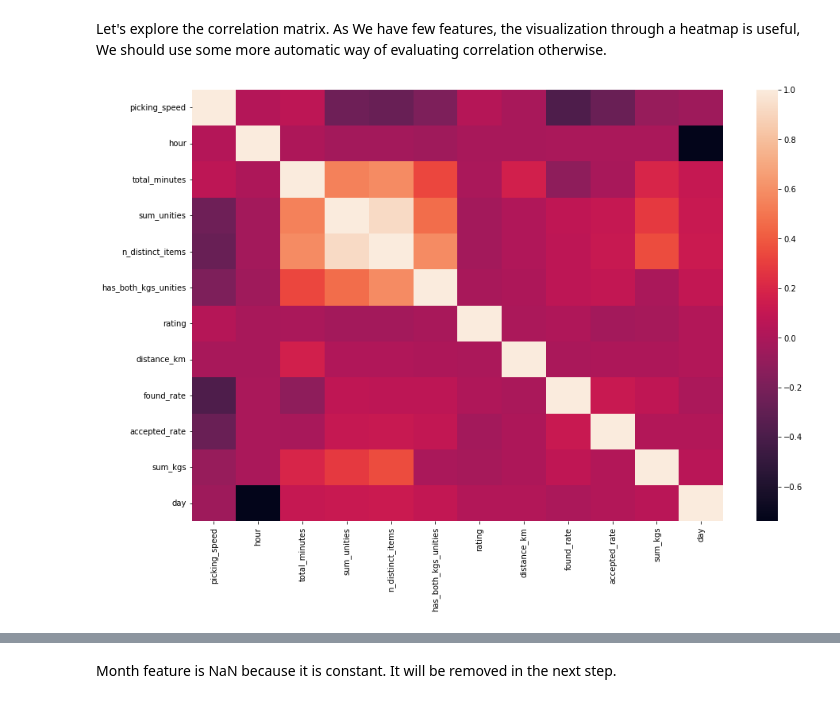
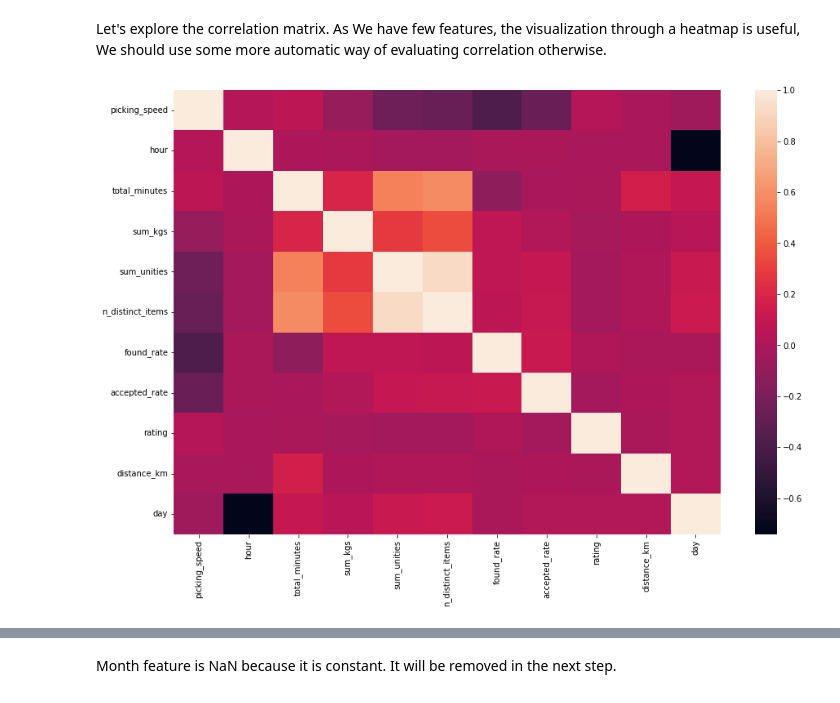
Before and after one commit to brunocvs7/time2delivery, a Jupyter notebook: notebooks/3_eda_ft_engineering_ft_selection.ipynb, the cells around one changed output, grey strips where cells are left out. Saved outputs shown, nothing was run; the diff lists cells and outputs as text; code cells hidden in the pictures.

```diff
--- a/notebooks/3_eda_ft_engineering_ft_selection.ipynb
+++ b/notebooks/3_eda_ft_engineering_ft_selection.ipynb
@@ -181,7 +178,7 @@ plt.show()
 # %% [output]
 [figure]
 # %%
-df_orders_train['has_both_kgs_unities'] = np.where((df_orders_train['sum_kgs'] > 0) & (df_orders_train['sum_unities'] > 0), True, False)
+df_orders_train['has_both_kgs_unities'] = np.where((df_orders_train['sum_kgs'] > 0) & (df_orders_train['sum_unities'] > 0), 'true', 'false')
 # %% [markdown]
 - How the distance is related to total minutes ? Is this relationship affect by number of items?
 # %%
@@ -200,10 +197,10 @@ plt.show()
 Let's explore the correlation matrix. As We have few features, the visualization through a heatmap is useful, We should use some more automatic way of evaluating correlation otherwise.
 # %%
 fig = plt.figure(figsize=(15,10))
-sns.heatmap(cluster_correlation(df_orders_train.drop('month', axis=1).corr(method='spearman')))
+sns.heatmap(cluster_correlation(df_orders_train.corr(method='spearman')))
 plt.show()
 # %% [output]
-[figure, old version]
+[figure, new version]
 # %%
 df_orders_train.corr(method='spearman')
 # %% [output]
```
Also changed, not shown: parts of 27 cells of this notebook, 1 other file.
